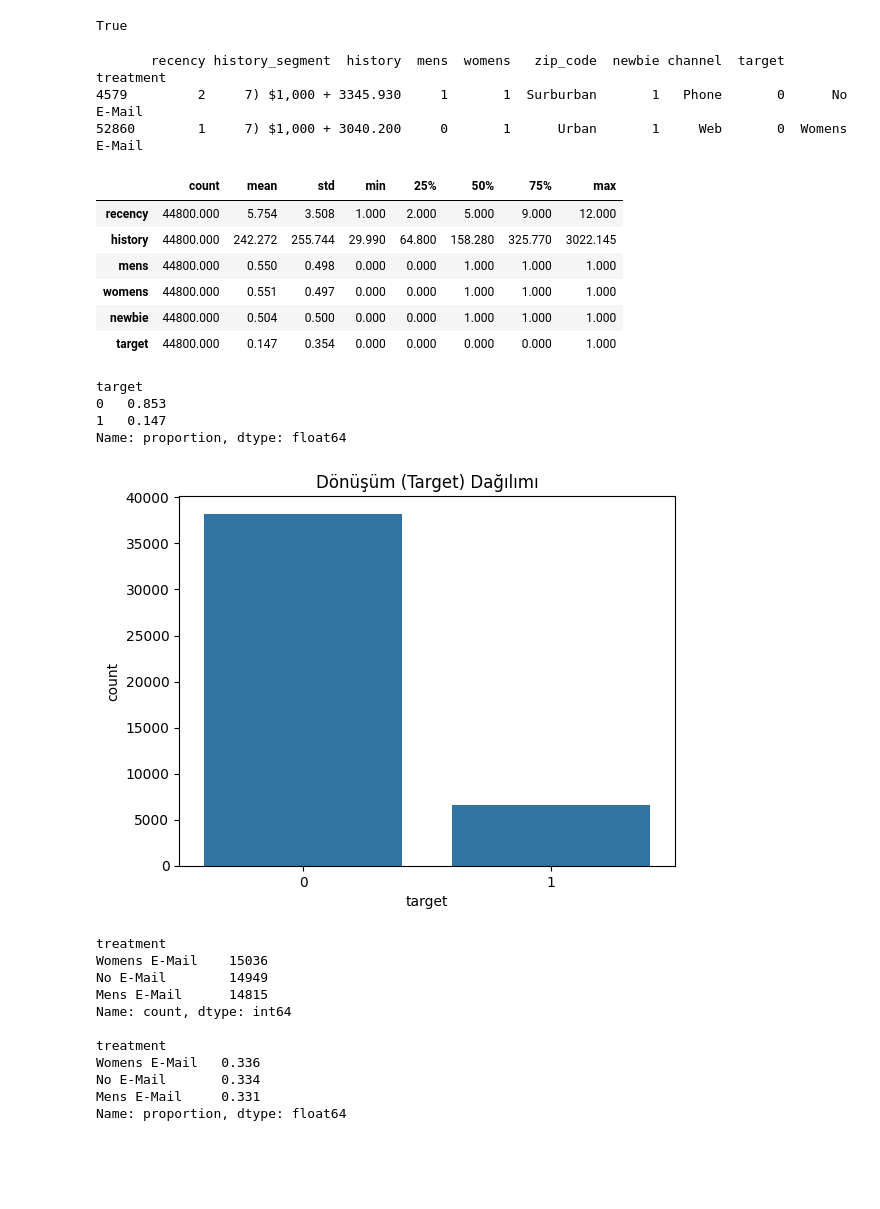
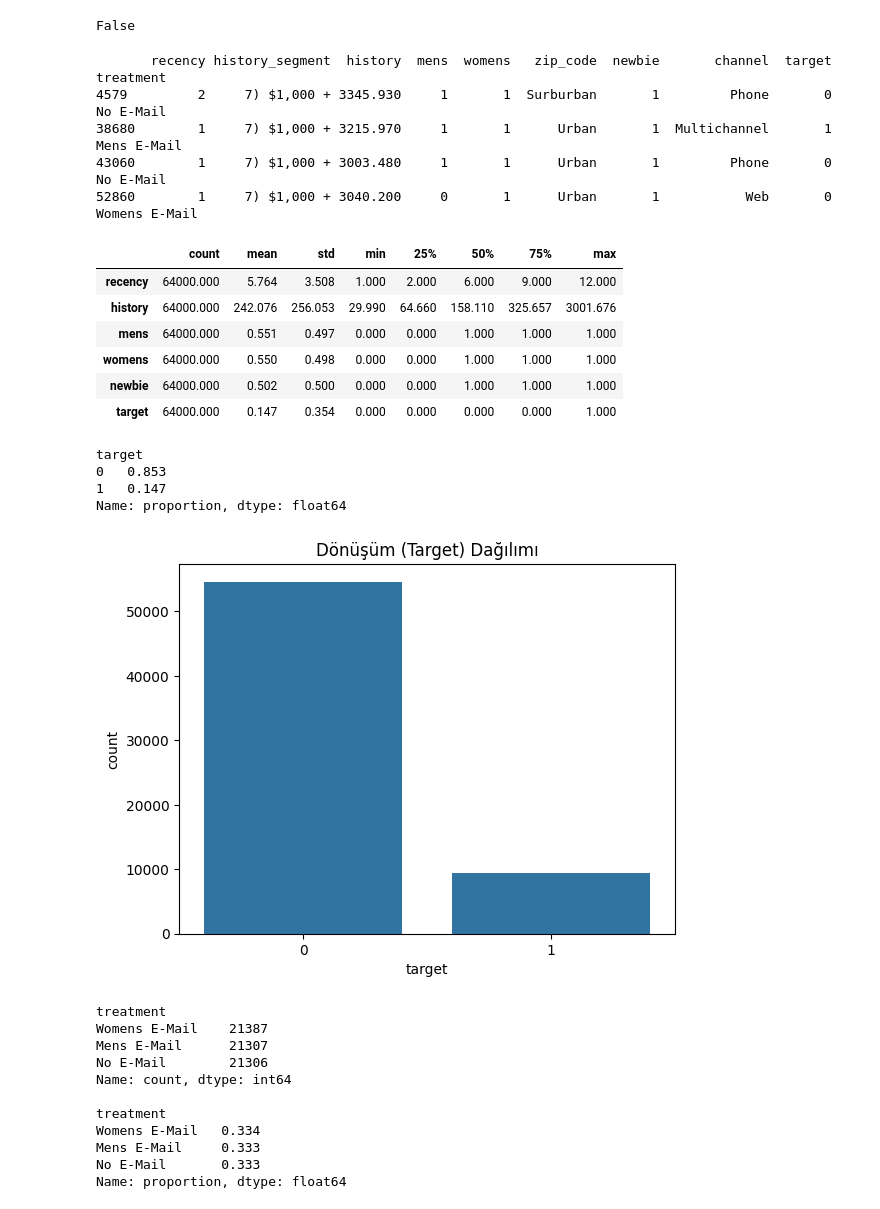
Before and after one commit to faranji/causal-crm-uplift-modeling, a Jupyter notebook: eda.ipynb, the cells around one changed output. Cells and saved outputs as stored; diff of their text form; code cells hidden in the pictures; blank space fills up the shorter version.

```diff
--- a/eda.ipynb
+++ b/eda.ipynb
@@ -114,9 +184,9 @@ def check_outlier(dataframe, col_name):
     else:
         return False
 
-check_outlier(df_train, "history")
+check_outlier(df, "history")
 # %% [output]
-True
+False
 # %%
 def grab_outliers(dataframe, col_name, index=False):
     low, up = outlier_thresholds(dataframe, col_name)
@@ -130,7 +200,7 @@ def grab_outliers(dataframe, col_name, index=False):
         outlier_index = dataframe[((dataframe[col_name] < low) | (dataframe[col_name] > up))].index
         return outlier_index
 
-grab_outliers(df_train, "history", True)
+grab_outliers(df, "history", True)
 # sadece iki müşteri var ama harcamaları aşırı yüksek. bu kişileri direkt silersek değerli bir içgörü kaybolur.
 # bunlara Whale denir. Sayıları çok azdır ama şirketin toplam cirosunun çok büyük bir kısmını tek başlarına sırtlarlar.
 # Bu insanların hangi kanalı kullandığı veya e-postalara nasıl tepki verdiği (target) şirket için altın değerindedir.
@@ -140,51 +210,53 @@ def replace_with_thresholds(dataframe, variable): # bunun yerine logaritmik dön
     dataframe.loc[(dataframe[variable] < low_limit), variable] = low_limit
     dataframe.loc[(dataframe[variable] > up_limit), variable] = up_limit
 
-replace_with_thresholds(df_train, "history")
+replace_with_thresholds(df, "history")
 # %% [output]
-       recency history_segment  history  mens  womens   zip_code  newbie channel  target      treatment
-4579         2     7) $1,000 + 3345.930     1       1  Surburban       1   Phone       0      No E-Mail
-52860        1     7) $1,000 + 3040.200     0       1      Urban       1     Web       0  Womens E-Mail
+       recency history_segment  history  mens  womens   zip_code  newbie       channel  target      treatment
+4579         2     7) $1,000 + 3345.930     1       1  Surburban       1         Phone       0      No E-Mail
+38680        1     7) $1,000 + 3215.970     1       1      Urban       1  Multichannel       1    Mens E-Mail
+43060        1     7) $1,000 + 3003.480     1       1      Urban       1         Phone       0      No E-Mail
+52860        1     7) $1,000 + 3040.200     0       1      Urban       1           Web       0  Womens E-Mail
 # %%
-df_train.describe().T # max history değerimiz az da olsa düştü. çok düşerse gerçekliği yitirir.
+df.describe().T # max history değerimiz az da olsa düştü. çok düşerse gerçekliği yitirir.
 # %% [output]
 |  | count | mean | std | min | 25% | 50% | 75% | max |
-| recency | 44800.000 | 5.754 | 3.508 | 1.000 | 2.000 | 5.000 | 9.000 | 12.000 |
-| history | 44800.000 | 242.272 | 255.744 | 29.990 | 64.800 | 158.280 | 325.770 | 3022.145 |
-| mens | 44800.000 | 0.550 | 0.498 | 0.000 | 0.000 | 1.000 | 1.000 | 1.000 |
-| womens | 44800.000 | 0.551 | 0.497 | 0.000 | 0.000 | 1.000 | 1.000 | 1.000 |
-| newbie | 44800.000 | 0.504 | 0.500 | 0.000 | 0.000 | 1.000 | 1.000 | 1.000 |
-| target | 44800.000 | 0.147 | 0.354 | 0.000 | 0.000 | 0.000 | 0.000 | 1.000 |
+| recency | 64000.000 | 5.764 | 3.508 | 1.000 | 2.000 | 6.000 | 9.000 | 12.000 |
+| history | 64000.000 | 242.076 | 256.053 | 29.990 | 64.660 | 158.110 | 325.657 | 3001.676 |
+| mens | 64000.000 | 0.551 | 0.497 | 0.000 | 0.000 | 1.000 | 1.000 | 1.000 |
+| womens | 64000.000 | 0.550 | 0.498 | 0.000 | 0.000 | 1.000 | 1.000 | 1.000 |
+| newbie | 64000.000 | 0.502 | 0.500 | 0.000 | 0.000 | 1.000 | 1.000 | 1.000 |
+| target | 64000.000 | 0.147 | 0.354 | 0.000 | 0.000 | 0.000 | 0.000 | 1.000 |
 # %%
 # Satın alma oranlarını yüzdesel olarak görelim
-print(df_train['target'].value_counts(normalize=True))
+print(df['target'].value_counts(normalize=True))
 
-sns.countplot(data=df_train, x='target')
+sns.countplot(data=df, x='target')
 plt.title("Dönüşüm (Target) Dağılımı")
 plt.show()
 # %% [output]
 target
 0   0.853
 1   0.147
 Name: proportion, dtype: float64
-[figure, old version]
+[figure, new version]
 # %%
 # Gruplardaki insan sayıları
-print(df_train['treatment'].value_counts())
+print(df['treatment'].value_counts())
 print()
 # Grupların yüzdesel oranları (A/B testi mantığı gereği %33 - %33 - %33 civarı çıkmalı)
-print(df_train['treatment'].value_counts(normalize=True))
+print(df['treatment'].value_counts(normalize=True))
 # %% [output]
 treatment
-Womens E-Mail    15036
-No E-Mail        14949
-Mens E-Mail      14815
+Womens E-Mail    21387
+Mens E-Mail      21307
+No E-Mail        21306
 Name: count, dtype: int64
 
 treatment
-Womens E-Mail   0.336
-No E-Mail       0.334
-Mens E-Mail     0.331
+Womens E-Mail   0.334
+Mens E-Mail     0.333
+No E-Mail       0.333
 Name: proportion, dtype: float64
 # %%
 # Hangi alışveriş kanalını kullananların satın alma oranı daha yüksek?
```
Also changed, not shown: parts of 26 cells of this notebook, 2 other files.
